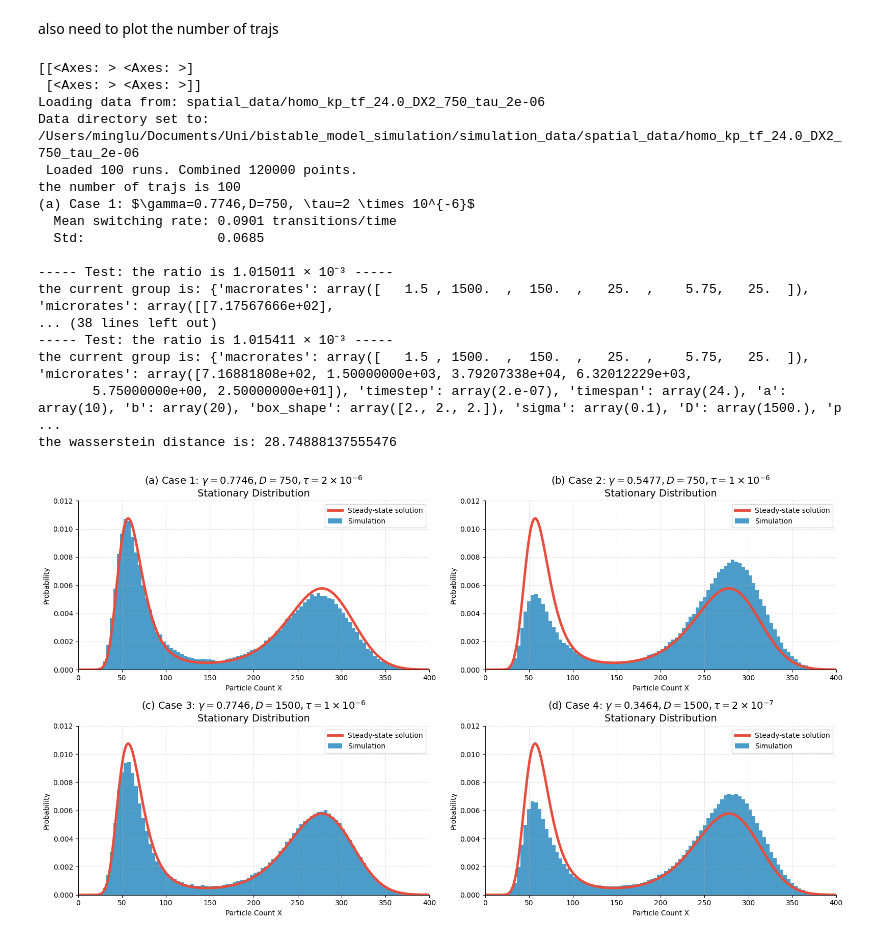
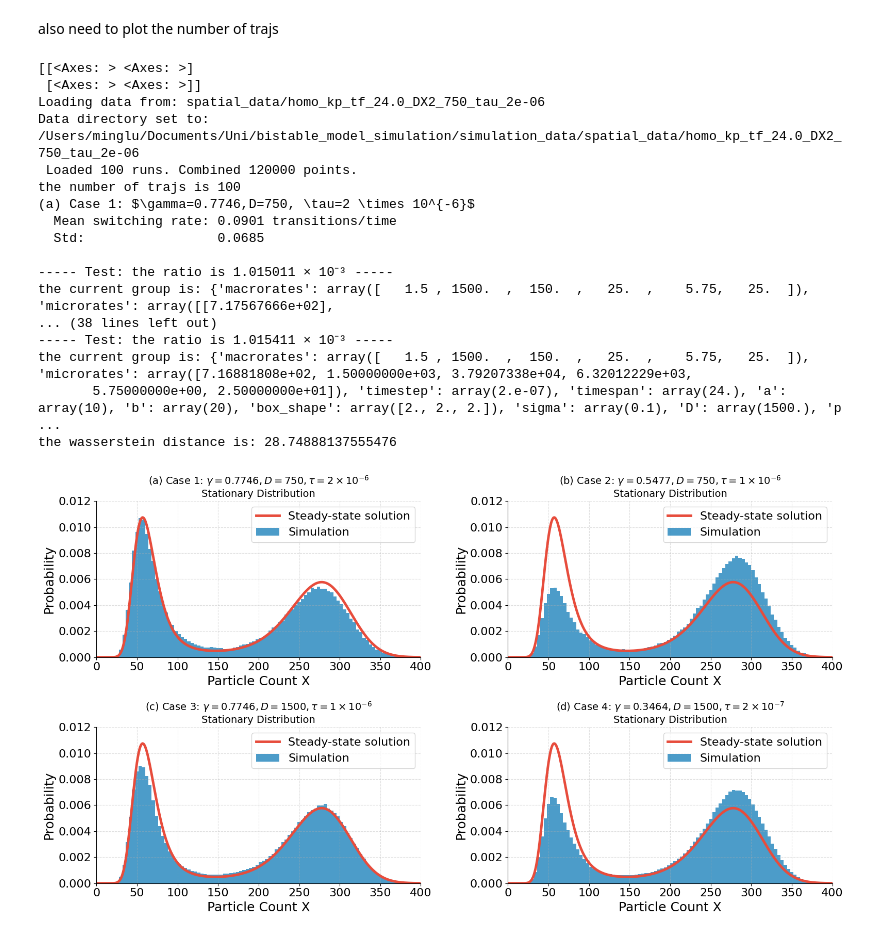
Before and after one commit to LLUVVC/bistable_model_simulation, a Jupyter notebook: notebooks/02_spatial_case_workflow.ipynb, the cells around one changed output. Drawn from its saved outputs; the diff is of its cells as text; code cells hidden in the pictures.

```diff
--- a/notebooks/02_spatial_case_workflow.ipynb
+++ b/notebooks/02_spatial_case_workflow.ipynb
@@ -143,7 +143,14 @@ color_x = "#0072B2"
 color_x2 = "#D55E00"
 num_plot_traj = 100
 print(axs)
-
+plt.rcParams.update({
+    'font.size': 16,          # General font size
+    'axes.titlesize': 20,     # Subtitles & top case labels
+    'axes.labelsize': 22,     # Axis labels (X and Y labels)
+    'xtick.labelsize': 16,    # X-axis tick numbers
+    'ytick.labelsize': 16,    # Y-axis tick numbers
+    'legend.fontsize': 16     # Legend font size
+})
 for col, (folder, label) in enumerate(zip(folders, labels)):
 
     file_str = "spatial_data/" + folder
@@ -253,34 +260,34 @@ for col, (folder, label) in enumerate(zip(folders, labels)):
     ax_dist.set_ylim(0, 0.012)
     ax_dist.legend(loc='upper right')
     ax_dist.grid(True, linestyle='--', alpha=0.4)
     ax_dist.spines['top'].set_visible(False)
     ax_dist.spines['right'].set_visible(False)
 
 # Add a super title for the whole figure
 # fig.suptitle("Enforcing Time-Scale Separation in the Full Reaction Network", fontsize=18, y=0.98, fontweight='bold')
 fig.tight_layout(w_pad=2.0) # Forces horizontal padding between the subplots
 # Save the figure as a high-res image suitable for a thesis
 # plt.savefig("time_scale_separation.pdf", dpi=300, bbox_inches='tight')
 plt.show()
 # %% [output]
 [[<Axes: > <Axes: >]
  [<Axes: > <Axes: >]]
 Loading data from: spatial_data/homo_kp_tf_24.0_DX2_750_tau_2e-06
 Data directory set to: /Users/minglu/Documents/Uni/bistable_model_simulation/simulation_data/spatial_data/homo_kp_tf_24.0_DX2_750_tau_2e-06
  Loaded 100 runs. Combined 120000 points.
 the number of trajs is 100
 (a) Case 1: $\gamma=0.7746,D=750, \tau=2 \times 10^{-6}$
   Mean switching rate: 0.0901 transitions/time
   Std:                 0.0685
 
 ----- Test: the ratio is 1.015011 × 10⁻³ -----
 the current group is: {'macrorates': array([   1.5 , 1500.  ,  150.  ,   25.  ,    5.75,   25.  ]), 'microrates': array([[7.17567666e+02],
 ... (38 lines left out)
 ----- Test: the ratio is 1.015411 × 10⁻³ -----
 the current group is: {'macrorates': array([   1.5 , 1500.  ,  150.  ,   25.  ,    5.75,   25.  ]), 'microrates': array([7.16881808e+02, 1.50000000e+03, 3.79207338e+04, 6.32012229e+03,
        5.75000000e+00, 2.50000000e+01]), 'timestep': array(2.e-07), 'timespan': array(24.), 'a': array(10), 'b': array(20), 'box_shape': array([2., 2., 2.]), 'sigma': array(0.1), 'D': array(1500.), 'p ...
 the wasserstein distance is: 28.74888137555476
-[figure, old version]
+[figure, new version]
 # %%
 def check_conditional_keq(trajectories, vol=8.0, low_thresh=100, high_thresh=200):
     keq_low_list = []
```
Also changed, not shown: 22 other files.
